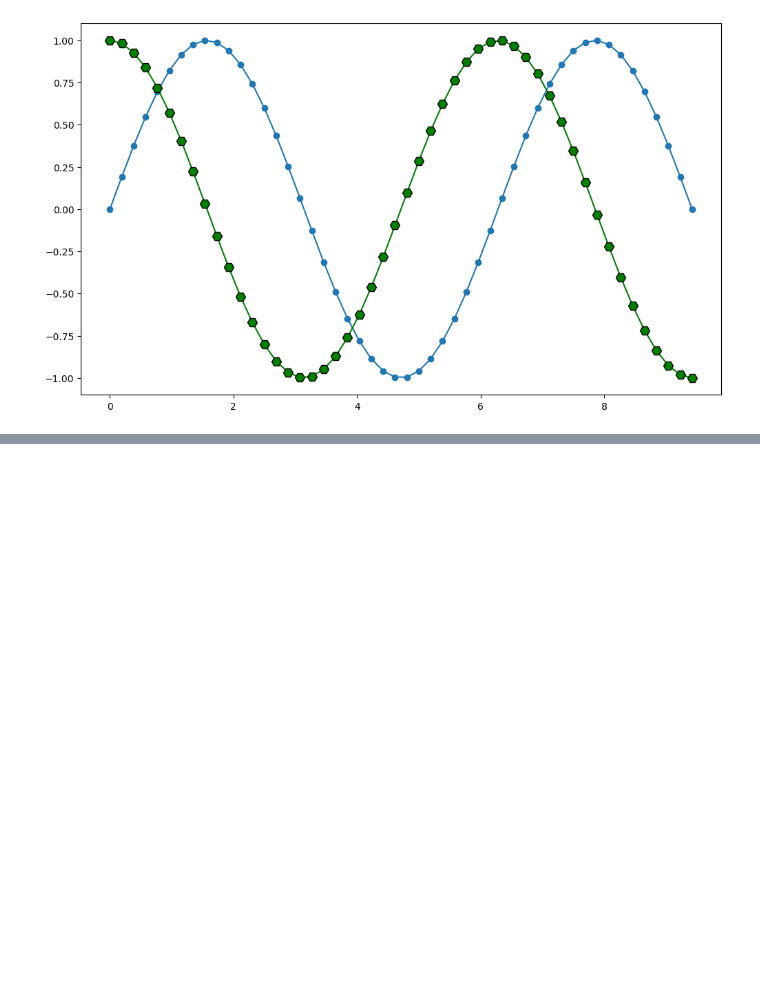
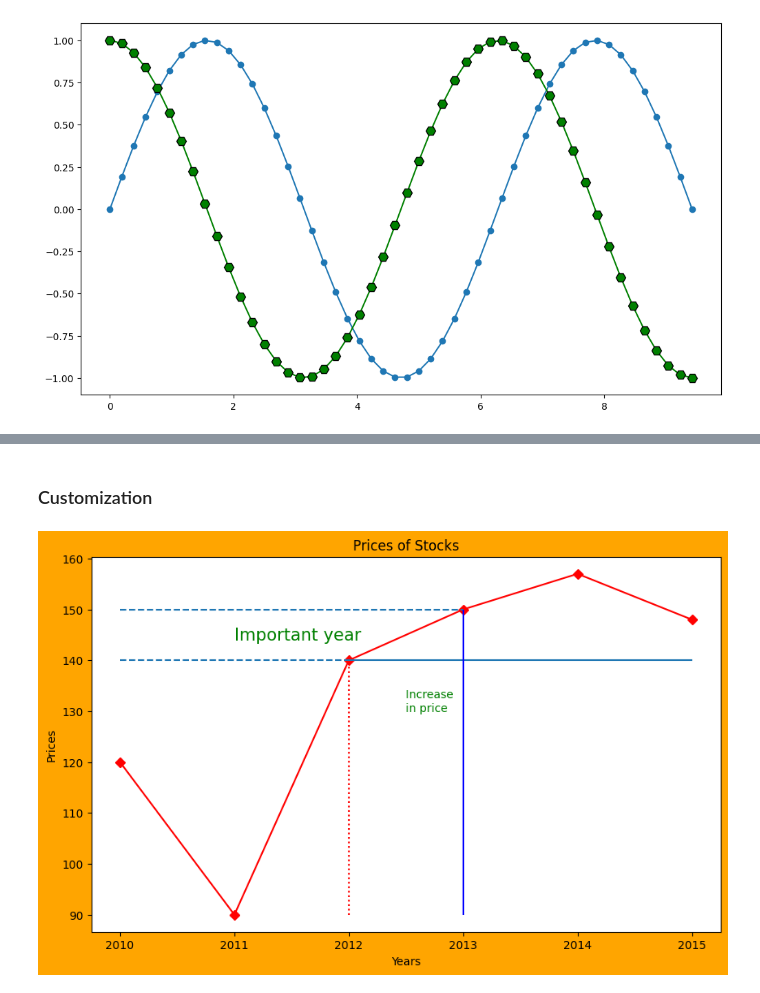
Before and after one commit to KrishnaAgarwal2601/PythonDataScience, a Jupyter notebook: Data Analysis/visualization.ipynb, the cells around one changed output, grey strips where cells are left out. Cells and saved outputs as stored; diff of their text form; code cells hidden in the pictures; blank space fills up the shorter version.

```diff
--- a/Data Analysis/visualization.ipynb
+++ b/Data Analysis/visualization.ipynb
@@ -14,0 +38,22 @@ plt.plot(t,y,'H-g', markersize=10 , markeredgecolor='black')
+# %% [markdown]
+### Customization
+# %%
+plt.figure(figsize=(10,6),facecolor="orange")
+plt.plot(years,prices,'rD-')
+plt.title("Prices of Stocks")
+plt.xlabel("Years")
+plt.ylabel("Prices")
+plt.hlines([140,140,150],
+           [2010,2012,2010],
+           [2012,2015,2013],
+           linestyles=["dashed","solid"])
+plt.vlines([2012,2013],
+           [min(prices),min(prices)],
+           [140,150],
+           linestyles=['dotted','solid'],
+           colors=['red','blue'])
+plt.text(2011, 144,'Important year',fontdict={'size':15},color='green')
+plt.text(2012.5, 130,'Increase \nin price',fontdict={'size':10},color='green')
+plt.show()
+# %% [output]
+[figure, added]
```
Also changed, not shown: parts of 3 cells of this notebook.
